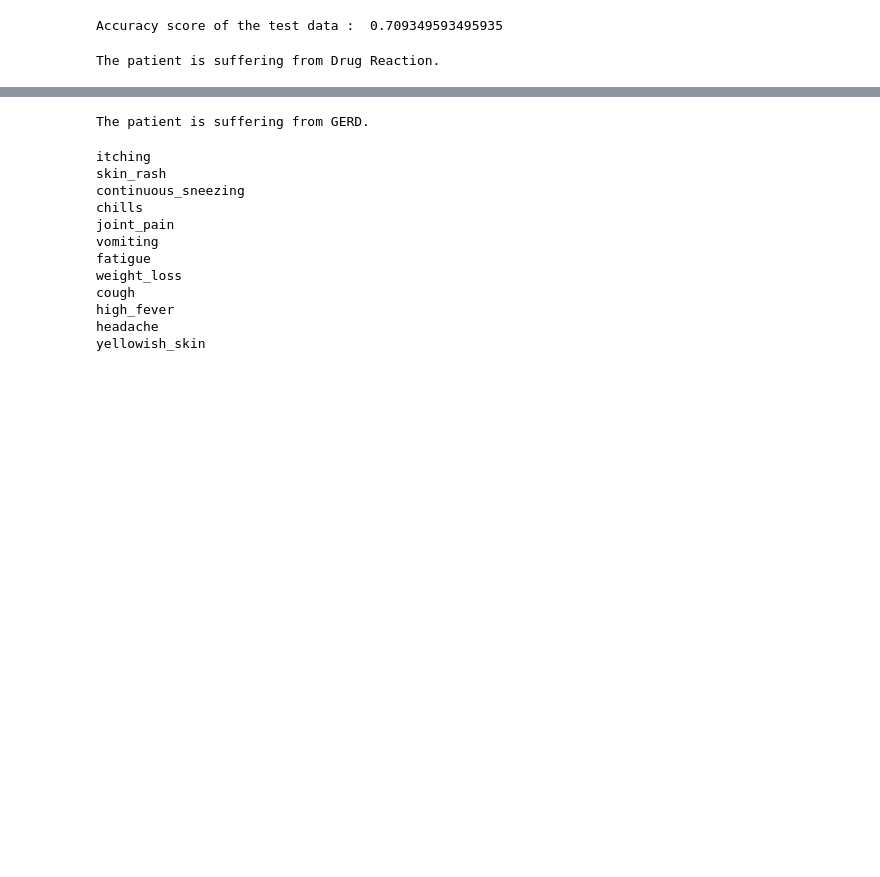
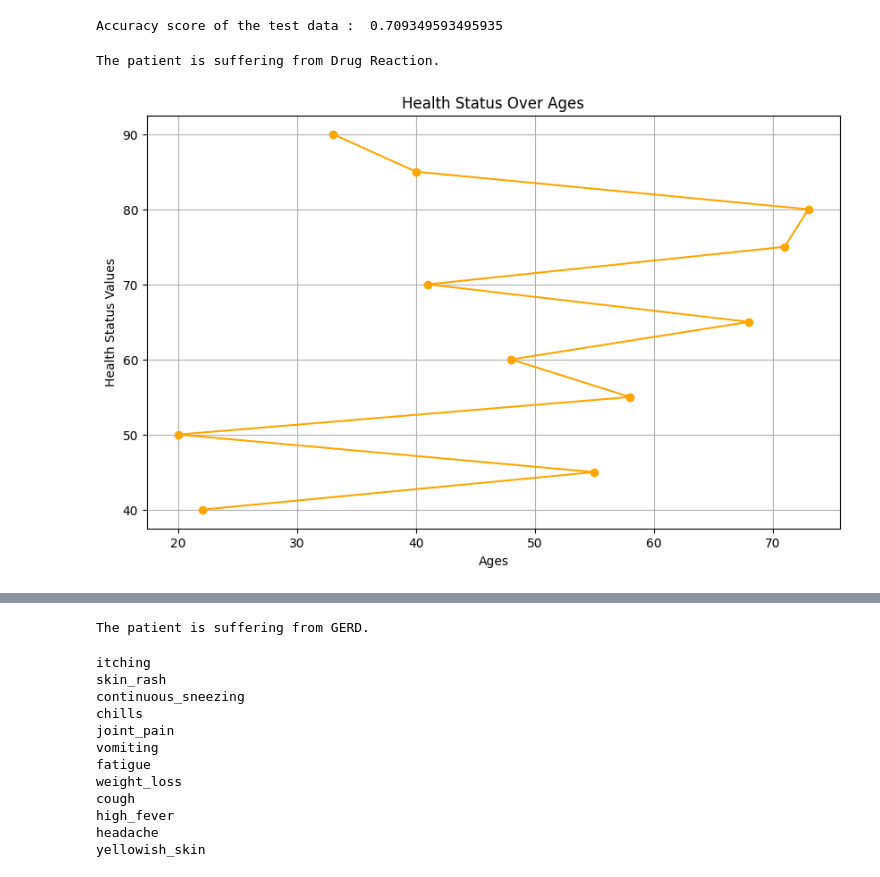
Before and after one commit to kibeert/ai_bootcamp342, a Jupyter notebook: smarthealth.ipynb, the cells around one changed output, grey strips where cells are left out. Drawn from its saved outputs; the diff is of its cells as text; code cells hidden in the pictures; blank space fills up the shorter version.

```diff
--- a/smarthealth.ipynb
+++ b/smarthealth.ipynb
@@ -248,3 +245,49 @@ else:
     print('The patient is suffering from some disease.')
 # %% [output]
 The patient is suffering from Drug Reaction.
+# %%
+# Matplotlib data
+
+# Example array of symptoms
+symptoms = ["Itching", "Skin Rash", "Continuous Sneezing", "Chills", "Joint Pain", "Vomiting",
+            "Fatigue", "Weight Loss", "Cough", "High Fever", "Headache", "Yellowish Skin"]
+
+# Example array of ages
+ages = np.random.randint(18, 80, size=100)
+
+# Example array of user input
+user_input = np.random.choice([0, 1], size=len(symptoms))
+user_input_values = np.random.randint(0, 2, len(ages))
+
+# Example array of common diseases
+common_diseases = [
+    "Paroymsal Positional Vertigo", "AIDS", "Acne", "Alcoholic Hepatitis", "Allergy", "Arthritis",
+    "Bronchial Asthma", "Cervical Spondylosis", "Chickenpox", "Chronic Cholestasis", "Common Cold",
+    "Dengue", "Diabetes", "Dimorphic Hemorrhoids (Piles)", "Drug Reaction", "Fungal Infection", "GERD",
+    "Gastroenteritis", "Heart Attack", "Hepatitis B", "Hepatitis C", "Hepatitis D", "Hepatitis E",
+    "Hypertension", "Hyperthyroidism", "Hypoglycemia", "Hypothyroidism", "Impetigo", "Jaundice", "Malaria",
+    "Migraine", "Osteoarthritis", "Paralysis (Brain Hemorrhage)", "Peptic Ulcer Disease", "Pneumonia",
+    "Psoriasis", "Tuberculosis", "Typhoid", "Urinary Tract Infection", "Varicose Veins", "Hepatitis A",
+]
+
+# Example array of health status values
+health_status = np.random.uniform(0, 100, size=100)
+health_status_values = [90, 85, 80, 75, 70, 65, 60, 55, 50, 45, 40]
+
+# Example array of disease prediction (index of the predicted disease in common_diseases)
+disease_prediction = np.random.randint(1, len(common_diseases) + 1)
+
+# Example array of time steps for health status over time
+time_steps = np.arange(len(health_status))
+# %%
+# Line Chart for Health Status over Ages
+
+plt.figure(figsize=(10, 6))
+plt.plot(ages[:len(health_status_values)], health_status_values, marker='o', linestyle='-', color='orange')
+plt.xlabel('Ages')
+plt.ylabel('Health Status Values')
+plt.title('Health Status Over Ages')
+plt.grid(True)
+plt.show()
+# %% [output]
+[figure, added]
```
Also changed, not shown: parts of 25 cells of this notebook.
